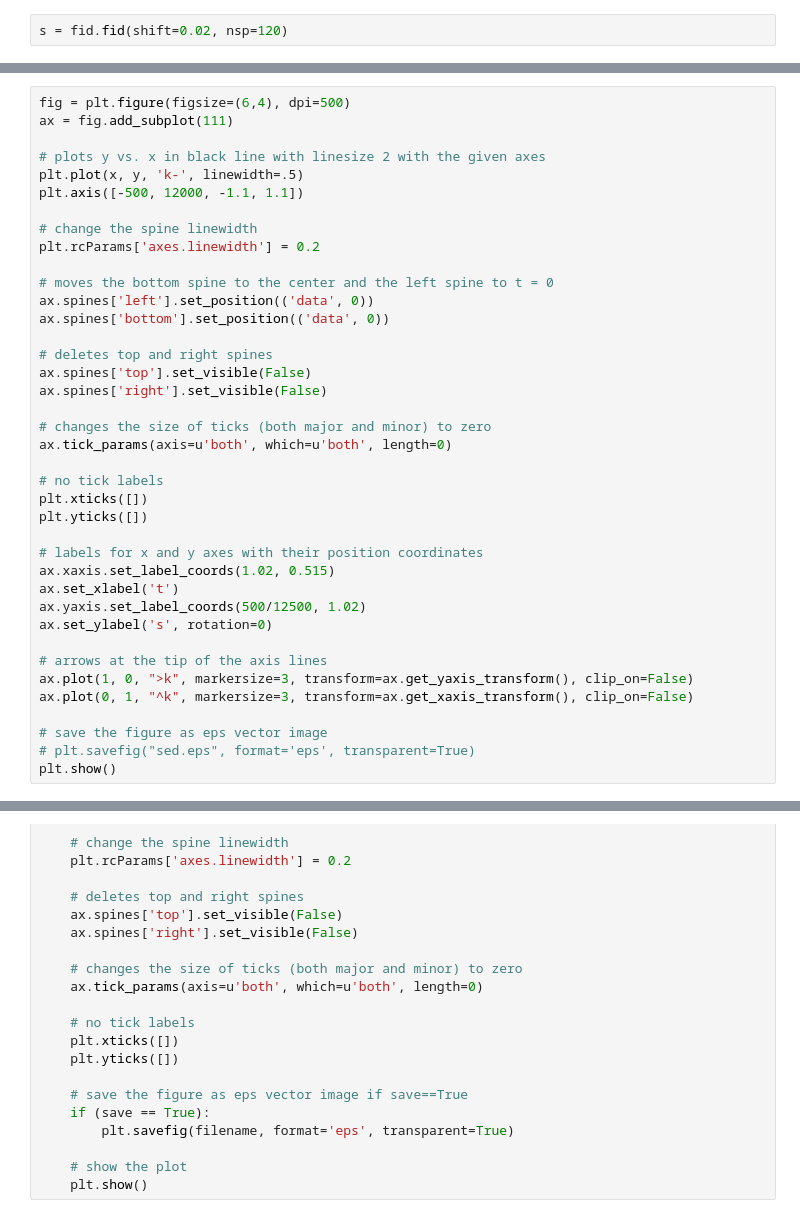
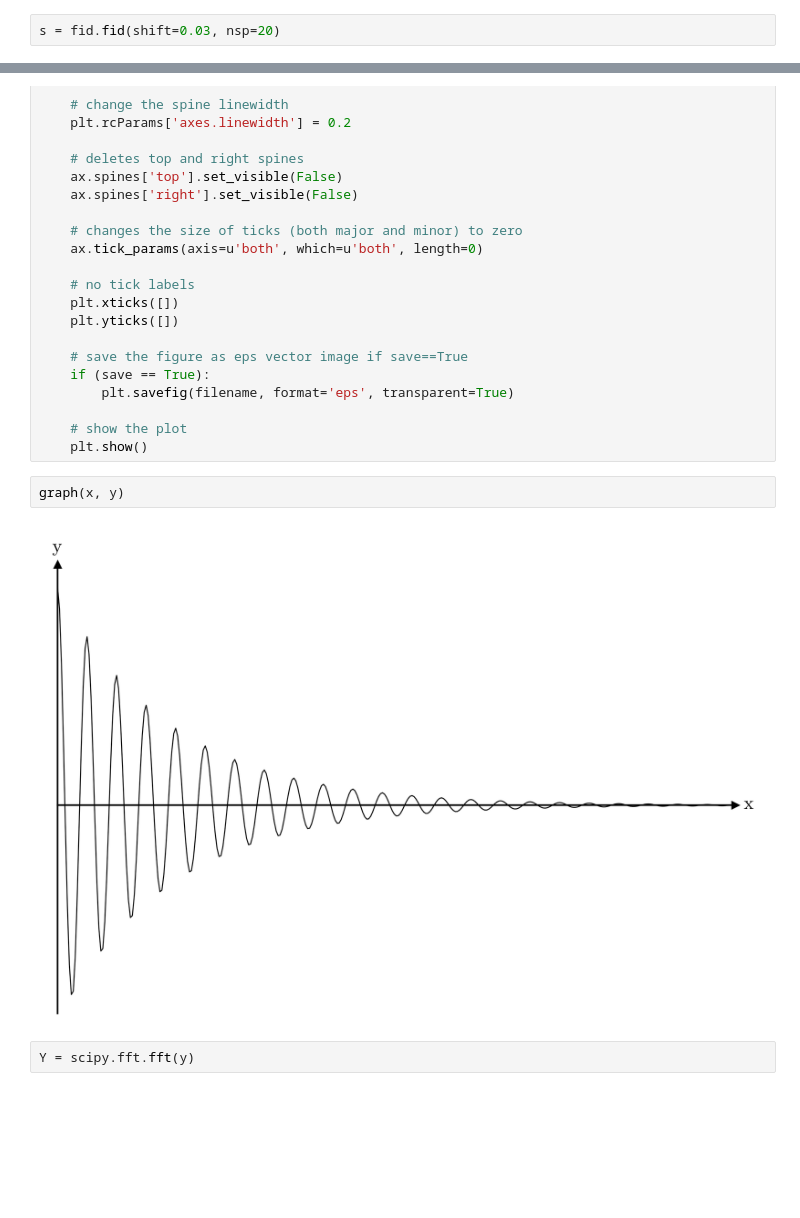
Before and after one commit to sejin8642/ftnmr, a Jupyter notebook: latex/ft/ft.ipynb, the cells around one changed output, grey strips where cells are left out. Drawn from its saved outputs; the diff is of its cells as text; blank space fills up the shorter version.

```diff
--- a/latex/ft/ft.ipynb
+++ b/latex/ft/ft.ipynb
@@ -14,4 +14,4 @@ importing and instantiating fid module
 # %%
 import fid
 # %%
-s = fid.fid(shift=0.02, nsp=120)
+s = fid.fid(shift=0.03, nsp=20)
@@ -41,39 +34,0 @@ plt.rcParams.update({
-# %%
-fig = plt.figure(figsize=(6,4), dpi=500)
-ax = fig.add_subplot(111)
-
-# plots y vs. x in black line with linesize 2 with the given axes
-plt.plot(x, y, 'k-', linewidth=.5)
-plt.axis([-500, 12000, -1.1, 1.1])
-
-# change the spine linewidth
-plt.rcParams['axes.linewidth'] = 0.2
-
-# moves the bottom spine to the center and the left spine to t = 0
-ax.spines['left'].set_position(('data', 0))
-ax.spines['bottom'].set_position(('data', 0))
-
-# deletes top and right spines
-ax.spines['top'].set_visible(False)
-ax.spines['right'].set_visible(False)
-
-# changes the size of ticks (both major and minor) to zero
-ax.tick_params(axis=u'both', which=u'both', length=0)
-
-# no tick labels
-plt.xticks([])
-plt.yticks([])
-
-# labels for x and y axes with their position coordinates
-ax.xaxis.set_label_coords(1.02, 0.515)
-ax.set_xlabel('t')
-ax.yaxis.set_label_coords(500/12500, 1.02)
-ax.set_ylabel('s', rotation=0)
-
-# arrows at the tip of the axis lines
-ax.plot(1, 0, ">k", markersize=3, transform=ax.get_yaxis_transform(), clip_on=False)
-ax.plot(0, 1, "^k", markersize=3, transform=ax.get_xaxis_transform(), clip_on=False)
-
-# save the figure as eps vector image
-# plt.savefig("sed.eps", format='eps', transparent=True)
-plt.show()
@@ -141,3 +90,9 @@ def graph(x, y, xlabel='x', ylabel='y', save=False, filename='figure.esp'):
 
     # show the plot
     plt.show()
+# %%
+graph(x, y)
+# %% [output]
+[figure, added]
+# %%
+Y = scipy.fft.fft(y)
```
Also changed, not shown: parts of 8 cells of this notebook, 3 other files.
